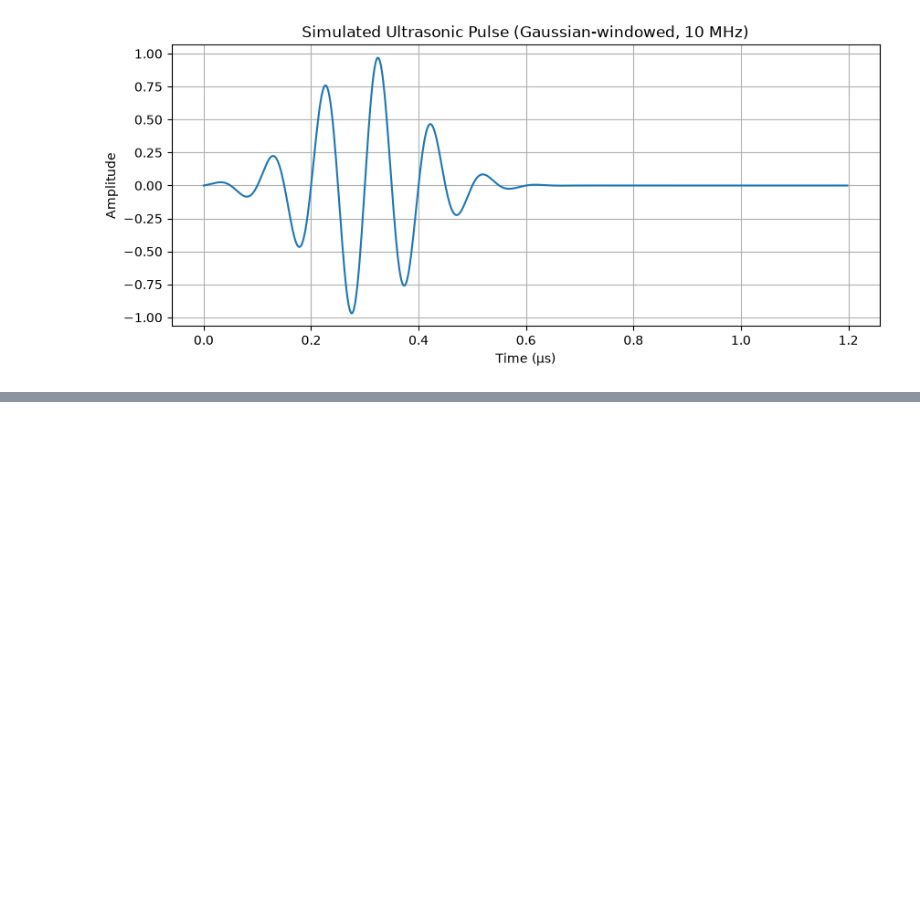
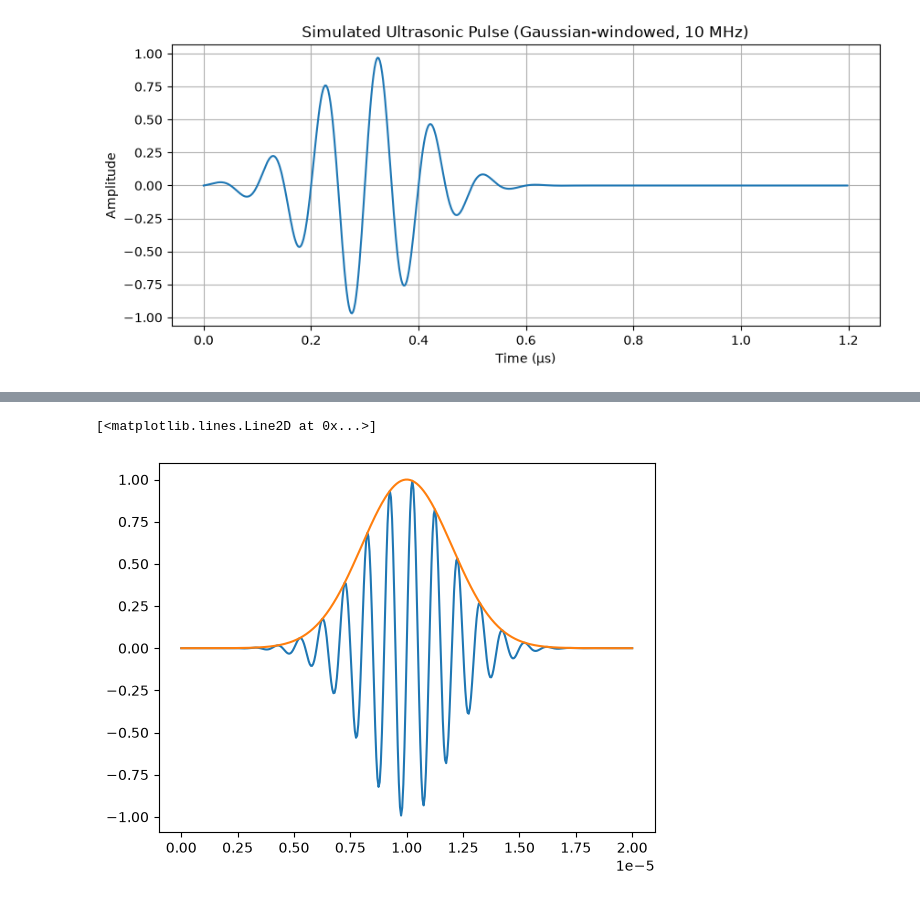
Before and after one commit to pienkpielewapper/MRN, a Jupyter notebook: tests.ipynb, the cells around one changed output, grey strips where cells are left out. Saved outputs shown, nothing was run; the diff lists cells and outputs as text; code cells hidden in the pictures; blank space fills up the shorter version.

```diff
--- a/tests.ipynb
+++ b/tests.ipynb
@@ -315,0 +635,41 @@ plt.show()
+# %%
+import numpy as np
+from numpy import ndarray
+import matplotlib.pyplot as plt
+import time
+from scipy import signal
+
+def generate_pulse(center_frequency: float,
+                   number_of_cycles: int) -> tuple[np.ndarray, np.ndarray, float]:
+
+    fc = center_frequency
+    cycles = number_of_cycles
+
+    fs = fc * 20
+    dt = 1 / fs
+
+    pulse_length = cycles / fc
+
+    # Centre the Gaussian in the waveform
+    t = np.arange(0, 2 * pulse_length, dt)
+    t0 = pulse_length
+
+    # Gaussian envelope
+    sigma = pulse_length / 5
+    envelope = np.exp(-((t - t0) ** 2) / (2 * sigma ** 2))
+
+    # Carrier
+    pulse = envelope * np.sin(2 * np.pi * fc * t)
+
+    waveform_frequency = fs / len(t)
+
+    return t, pulse, waveform_frequency
+
+
+t,pulse,_=generate_pulse(1e6,10)
+hilber=signal.hilbert(pulse)
+plt.plot(t,pulse)
+plt.plot(t,np.abs(hilber))
+# %% [output]
+[<matplotlib.lines.Line2D at 0x...>]
+[figure, added]
```
Also changed, not shown: parts of 6 cells of this notebook, 9 other files.
